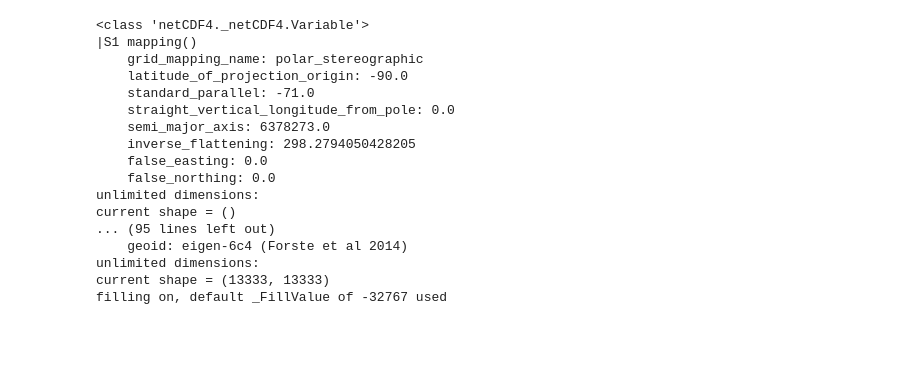
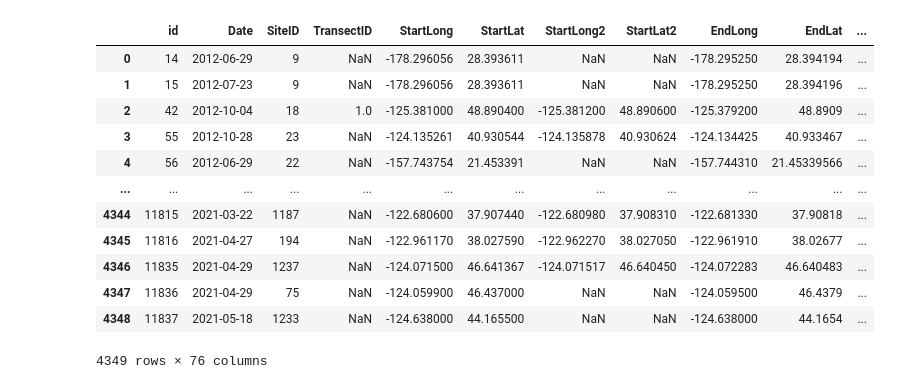
Before and after one commit to leonardoishii07/nasa_plastic_marine, a Jupyter notebook: notebook/exploratory.ipynb, the cells around one changed output. Drawn from its saved outputs; the diff is of its cells as text; code cells hidden in the pictures; blank space fills up the shorter version.

```diff
--- a/notebook/exploratory.ipynb
+++ b/notebook/exploratory.ipynb
@@ -6,21 +1,21 @@ ds = nc.Dataset(fn)
-# %%
-for var in ds.variables.values():
-    print(var)
-# %% [output]
-<class 'netCDF4._netCDF4.Variable'>
-|S1 mapping()
-    grid_mapping_name: polar_stereographic
-    latitude_of_projection_origin: -90.0
-    standard_parallel: -71.0
-    straight_vertical_longitude_from_pole: 0.0
-    semi_major_axis: 6378273.0
-    inverse_flattening: 298.2794050428205
-    false_easting: 0.0
-    false_northing: 0.0
-unlimited dimensions:
-current shape = ()
-... (95 lines left out)
-    geoid: eigen-6c4 (Forste et al 2014)
-unlimited dimensions:
-current shape = (13333, 13333)
-filling on, default _FillValue of -32767 used
+# %%
+import pandas as pd
+pd.set_option('display.max_columns', 500)
+# %%
+df = pd.read_csv("../data/legacy-accumulation-survey-data.csv")
+# %%
+df
+# %% [output]
+|  | id | Date | SiteID | TransectID | StartLong | StartLat | StartLong2 | StartLat2 | EndLong | EndLat | ... |
+| 0 | 14 | 2012-06-29 | 9 | NaN | -178.296056 | 28.393611 | NaN | NaN | -178.295250 | 28.394194 | ... |
+| 1 | 15 | 2012-07-23 | 9 | NaN | -178.296056 | 28.393611 | NaN | NaN | -178.295250 | 28.394196 | ... |
+| 2 | 42 | 2012-10-04 | 18 | 1.0 | -125.381000 | 48.890400 | -125.381200 | 48.890600 | -125.379200 | 48.8909 | ... |
+| 3 | 55 | 2012-10-28 | 23 | NaN | -124.135261 | 40.930544 | -124.135878 | 40.930624 | -124.134425 | 40.933467 | ... |
+| 4 | 56 | 2012-06-29 | 22 | NaN | -157.743754 | 21.453391 | NaN | NaN | -157.744310 | 21.45339566 | ... |
+| ... | ... | ... | ... | ... | ... | ... | ... | ... | ... | ... | ... |
+| 4344 | 11815 | 2021-03-22 | 1187 | NaN | -122.680600 | 37.907440 | -122.680980 | 37.908310 | -122.681330 | 37.90818 | ... |
+| 4345 | 11816 | 2021-04-27 | 194 | NaN | -122.961170 | 38.027590 | -122.962270 | 38.027050 | -122.961910 | 38.02677 | ... |
+| 4346 | 11835 | 2021-04-29 | 1237 | NaN | -124.071500 | 46.641367 | -124.071517 | 46.640450 | -124.072283 | 46.640483 | ... |
+| 4347 | 11836 | 2021-04-29 | 75 | NaN | -124.059900 | 46.437000 | NaN | NaN | -124.059500 | 46.4379 | ... |
+| 4348 | 11837 | 2021-05-18 | 1233 | NaN | -124.638000 | 44.165500 | NaN | NaN | -124.638000 | 44.1654 | ... |
+4349 rows × 76 columns
```
Also changed, not shown: parts of 2 cells of this notebook, 2 other files.
